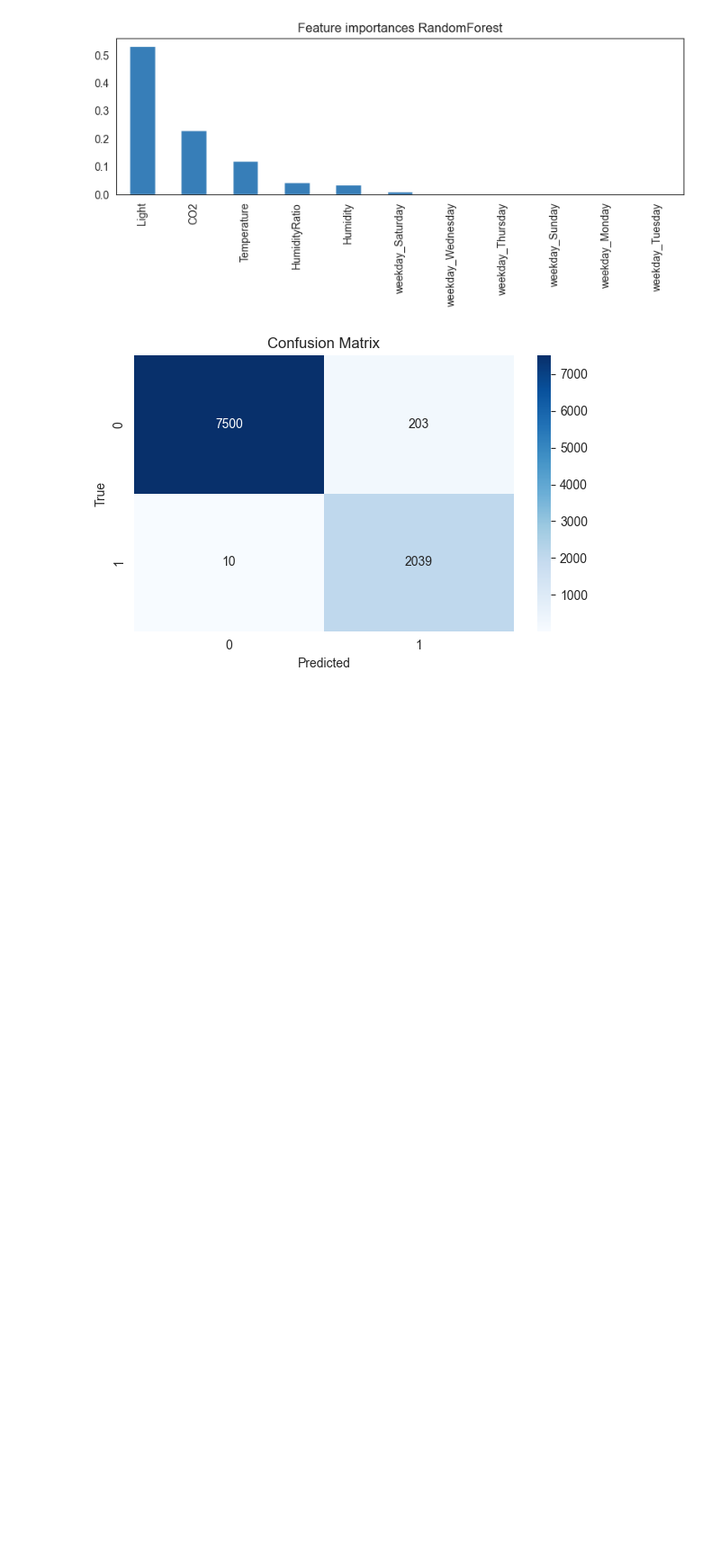
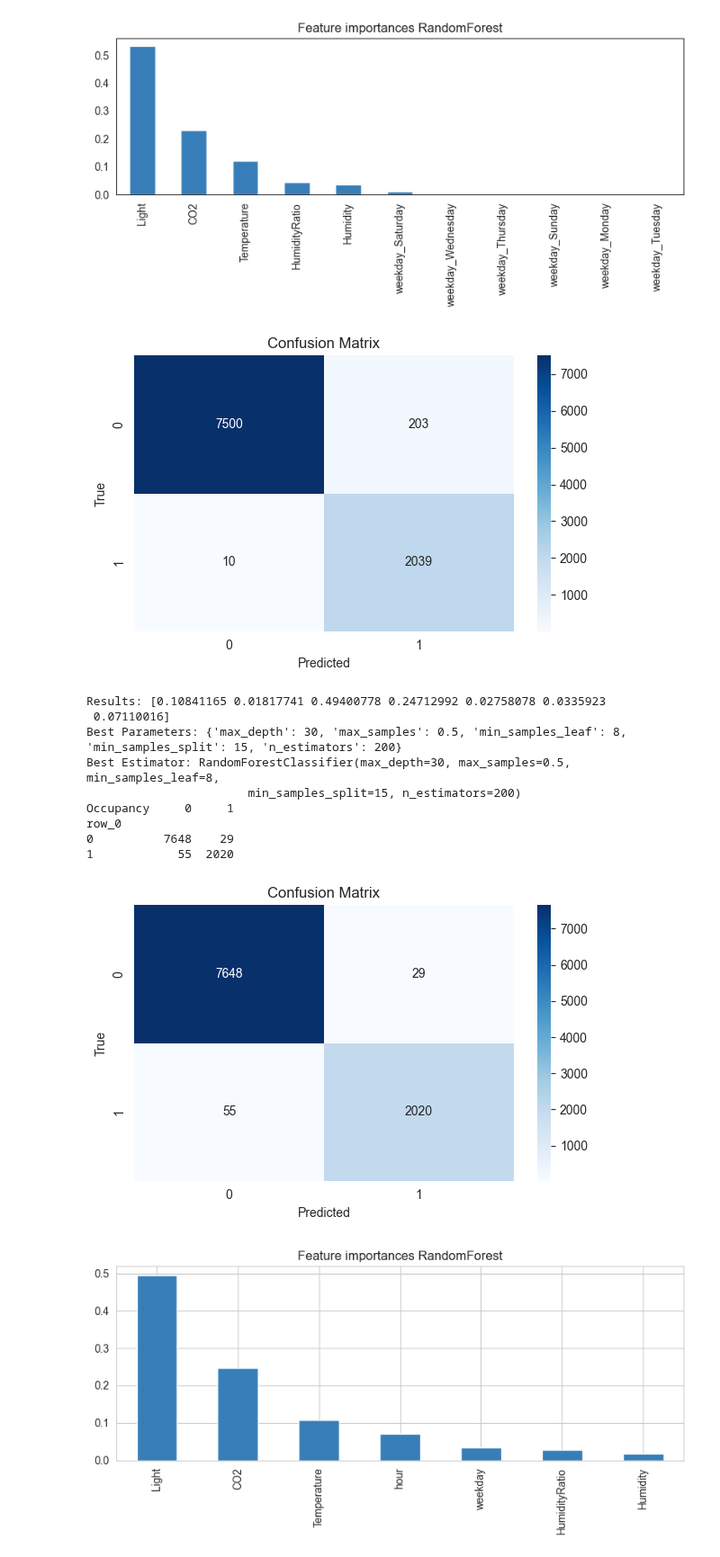
Before and after one commit to gabrielee20/roomoccupation, a Jupyter notebook: sample.ipynb, the cells around one changed output. Shown at 90% size. Drawn from its saved outputs; the diff is of its cells as text; code cells hidden in the pictures; blank space fills up the shorter version.

```diff
--- a/sample.ipynb
+++ b/sample.ipynb
@@ -286,7 +286,7 @@ param_grid = {
     'n_estimators': [100, 200, 500],
     'min_samples_split': [2, 5, 10, 15],
     'min_samples_leaf': [1, 2, 5, 8],
-    'max_samples': [0.5, 0.7, 0.8, 1.0],
+    'max_samples': [0.5, 0.8],
     'max_depth': [None, 10, 30]
 }
 
@@ -299,7 +299,7 @@ print("Best Estimator:", grid_search.best_estimator_)
 
 rf_clf = grid_search.best_estimator_
 
-clf = rf_clf.fit(X_train, y_train)
+clf = rf_clf
 
 X_final_testing, y_final_testing = get_x_y(final_dataset, "Occupancy")
 
@@ -307,30 +307,42 @@ y_pred = clf.predict(X_final_testing)
 
 confusion_matrix = pd.crosstab(y_pred, y_final_testing)
 
 print(confusion_matrix)
 
 
 plt.figure(figsize=(6, 4))
 try:
     labels = clf.classes_
 except Exception:
     labels = np.unique(np.concatenate([y_test, y_pred]))
 sns.heatmap(confusion_matrix, annot=True, fmt='d', cmap='Blues', xticklabels=labels, yticklabels=labels)
 plt.xlabel('Predicted')
 plt.ylabel('True')
 plt.title('Confusion Matrix')
 plt.tight_layout()
 plt.show()
 
 importances = pd.Series(clf.feature_importances_, index=X_train.columns).sort_values(ascending=False)
 plt.figure(figsize=(8, max(4, 0.2 * len(importances))))
 importances.plot.bar(color='#377eb8')
 plt.title('Feature importances RandomForest')
 plt.tight_layout()
 plt.show()
 
 
 
 # Index(['date', 'Temperature', 'Humidity', 'Light', 'CO2', 'HumidityRatio',
 #        'Occupancy'],
 #       dtype='object')
+# %% [output]
+Results: [0.10841165 0.01817741 0.49400778 0.24712992 0.02758078 0.0335923
+ 0.07110016]
+Best Parameters: {'max_depth': 30, 'max_samples': 0.5, 'min_samples_leaf': 8, 'min_samples_split': 15, 'n_estimators': 200}
+Best Estimator: RandomForestClassifier(max_depth=30, max_samples=0.5, min_samples_leaf=8,
+                       min_samples_split=15, n_estimators=200)
+Occupancy     0     1
+row_0
+0          7648    29
+1            55  2020
+[figure, added]
+[figure, added]
```
